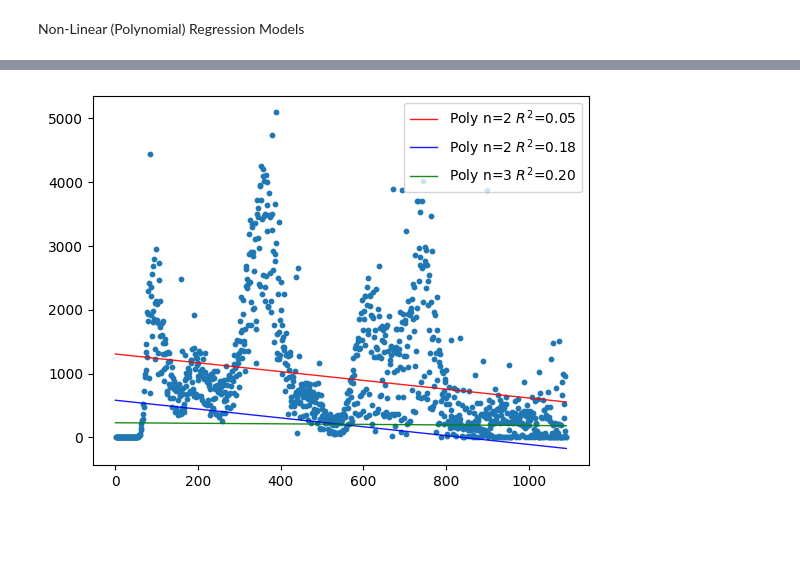
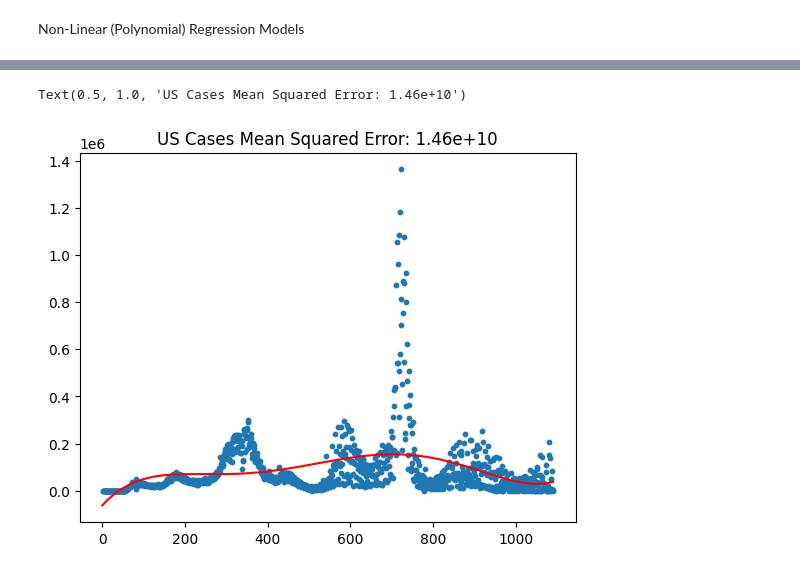
Before and after one commit to ssjung1/csc405-group-project, a Jupyter notebook: Project/src/team/Stage 4 Group.ipynb, the cells around one changed output, grey strips where cells are left out. Cells and saved outputs as stored; diff of their text form; code cells hidden in the pictures; blank space fills up the shorter version.

```diff
--- a/Project/src/team/Stage 4 Group.ipynb
+++ b/Project/src/team/Stage 4 Group.ipynb
@@ -193,13 +152,16 @@ Deaths_lm_poly_3 = smf.ols(formula='Deaths ~ 1 + Day + I(Day ** 2.0) + I(Day **
-# %%
-model = LinearRegression().fit(xDeaths, yDeaths)
-y_pred = model.predict(xDeaths)
-x_test = np.linspace(0, 1091, 1091)[:, None]
-
-plt.scatter(xDeaths.ravel(), yDeaths, s = 10)
-plt.plot(X_deaths_new, Deaths_lm_poly_1.predict(X_deaths_new), c='red', linewidth=1, alpha=0.9, label='Poly n=2 $R^2$=%.2f' % Deaths_lm_poly_1.rsquared)
-plt.plot(X_deaths_new, Deaths_lm_poly_2.predict(X_deaths_new), c='blue', linewidth=1, alpha=0.9, label='Poly n=2 $R^2$=%.2f' % Deaths_lm_poly_2.rsquared)
-plt.plot(X_deaths_new, Deaths_lm_poly_3.predict(X_deaths_new), c='green', linewidth=1, alpha=0.9, label='Poly n=3 $R^2$=%.2f' % Deaths_lm_poly_3.rsquared)
-plt.legend()
-plt.show()
-# %% [output]
-[figure, removed]
+# %%
+xCases = case_data.reshape((-1, 1))
+yCases = NewUS_Cases
+
+nonlin = PolynomialFeatures(degree=2, include_bias=False).fit_transform(xCases)
+model = LinearRegression().fit(nonlin, yCases)
+
+y_pred = model.predict(nonlin)
+x_test = np.linspace(0, 1091, 1091)[:, None]
+
+plt.scatter(xCases.ravel(), yCases, s = 10)
+plt.plot(x_test.ravel(), y_pred, c ="red")
+plt.title("US Cases Mean Squared Error: {0:.3g}".format(mean_squared_error(model.predict(nonlin), yCases)))
+# %% [output]
+Text(0.5, 1.0, 'US Cases Mean Squared Error: 1.46e+10')
+[figure, added]
```
Also changed, not shown: parts of 12 cells of this notebook.
